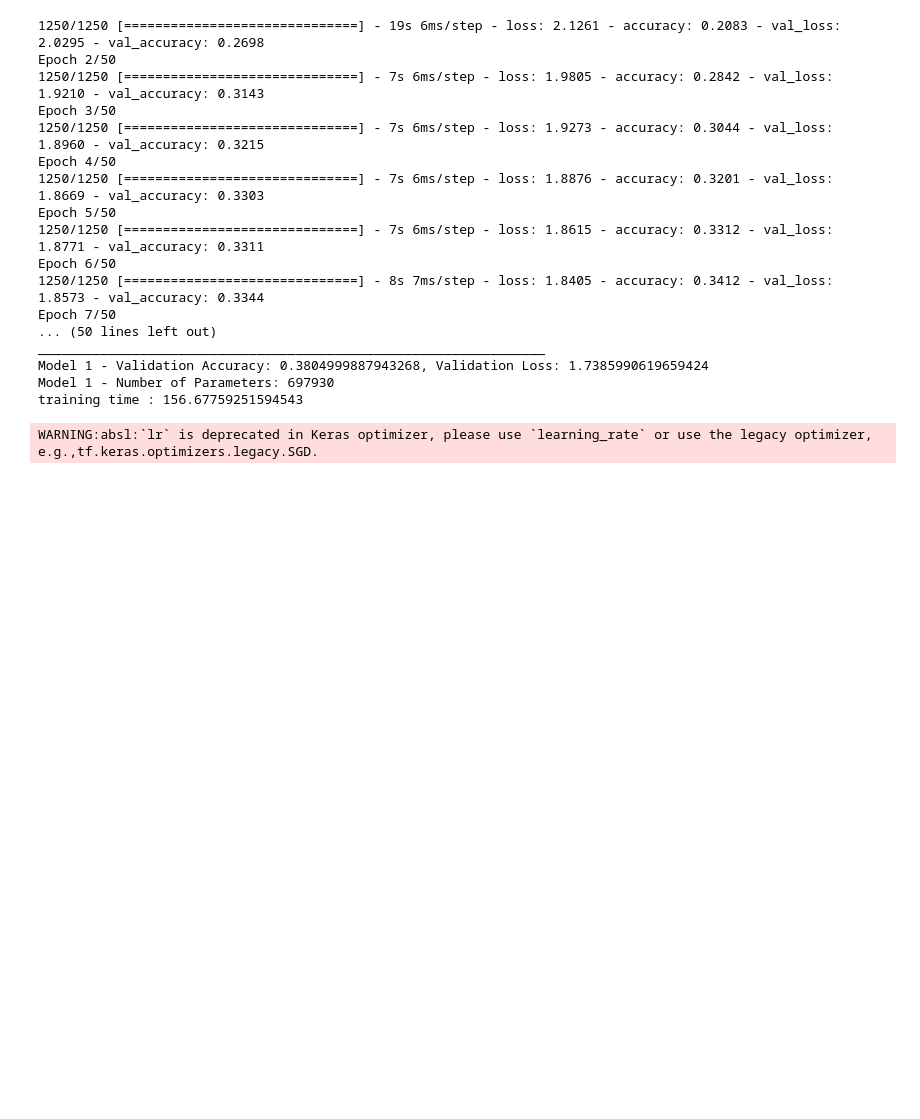
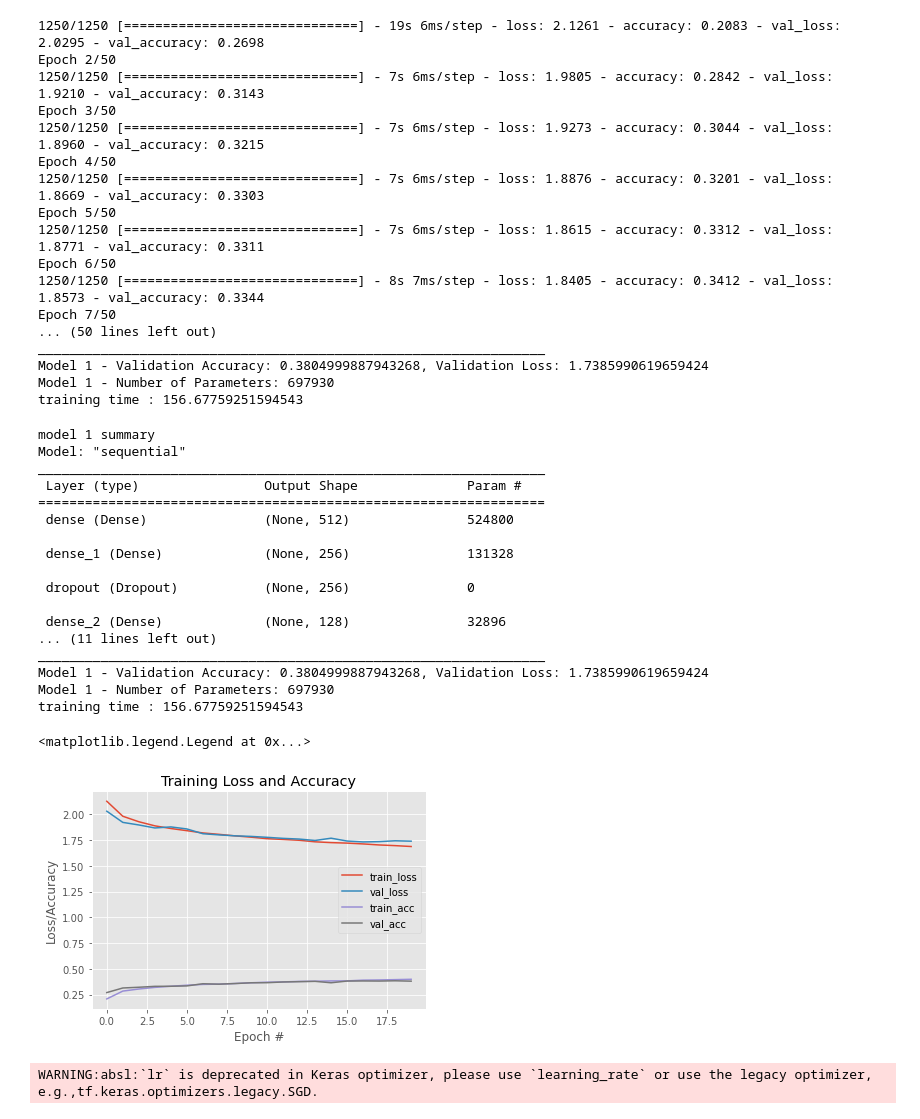
Before and after one commit to AshwinRaja941/ML_HW3, a Jupyter notebook: output_backup_ML_HW3.ipynb, the cells around one changed output. Saved outputs shown, nothing was run; the diff lists cells and outputs as text; code cells hidden in the pictures; blank space fills up the shorter version.

Commit message:
added graphs

```diff
--- a/output_backup_ML_HW3.ipynb
+++ b/output_backup_ML_HW3.ipynb
@@ -715,6 +688,45 @@ _________________________________________________________________
 Model 1 - Validation Accuracy: 0.3804999887943268, Validation Loss: 1.7385990619659424
 Model 1 - Number of Parameters: 697930
 training time : 156.67759251594543
+# %%
+print("model 1 summary")
+model.summary()
+val_loss_1, val_acc_1 = model.evaluate(valX, valY, verbose=0)
+print(f"Model 1 - Validation Accuracy: {val_acc_1}, Validation Loss: {val_loss_1}")
+print(f"Model 1 - Number of Parameters: {model.count_params()}")
+print(f"training time : {total_finish_time - total_start_time}")
+
+# Plot the training history
+plt.style.use("ggplot")
+plt.figure()
+plt.plot(H.history["loss"], label="train_loss")
+plt.plot(H.history["val_loss"], label="val_loss")
+plt.plot(H.history["accuracy"], label="train_acc")
+plt.plot(H.history["val_accuracy"], label="val_acc")
+plt.title("Training Loss and Accuracy")
+plt.xlabel("Epoch #")
+plt.ylabel("Loss/Accuracy")
+plt.legend()
+# %% [output]
+model 1 summary
+Model: "sequential"
+_________________________________________________________________
+ Layer (type)                Output Shape              Param #
+=================================================================
+ dense (Dense)               (None, 512)               524800
+
+ dense_1 (Dense)             (None, 256)               131328
+
+ dropout (Dropout)           (None, 256)               0
+
+ dense_2 (Dense)             (None, 128)               32896
+... (11 lines left out)
+_________________________________________________________________
+Model 1 - Validation Accuracy: 0.3804999887943268, Validation Loss: 1.7385990619659424
+Model 1 - Number of Parameters: 697930
+training time : 156.67759251594543
+<matplotlib.legend.Legend at 0x...>
+[figure, added]
 # %%
 # define model 2
 def build_model_2(optimizer=SGD(lr=0.001, momentum=0.9), dropout_rate=0.25,activation_function='relu',nodes_per_layer=1024):
```
Also changed, not shown: parts of 13 cells of this notebook.
